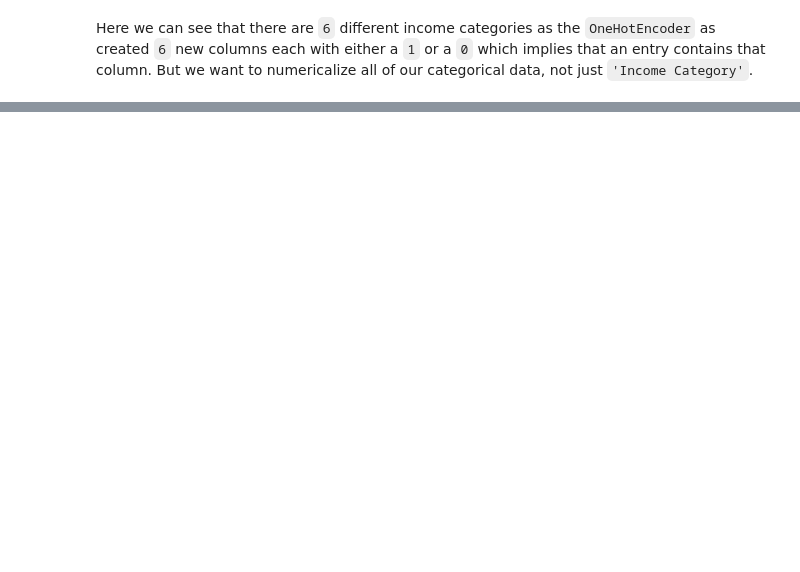
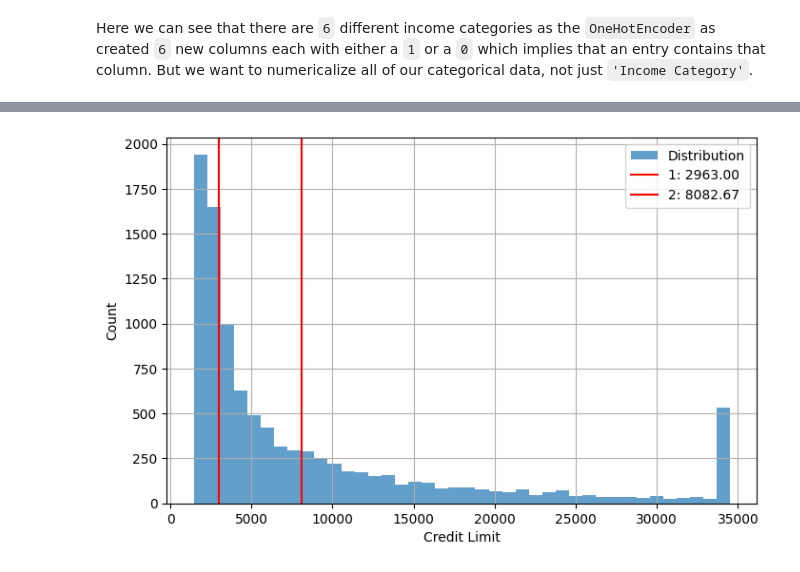
Before and after one commit to s-colins/CS345-Final-Project, a Jupyter notebook: final-project.ipynb, the cells around one changed output, grey strips where cells are left out. Saved outputs shown, nothing was run; the diff lists cells and outputs as text; code cells hidden in the pictures; blank space fills up the shorter version.

```diff
--- a/final-project.ipynb
+++ b/final-project.ipynb
@@ -99,0 +149,29 @@ income_categories, income_numerical = one_hot_encode(X[:, 6])
+# %%
+import matplotlib.pyplot as plt
+
+def plot_divisions(y, divisions, title=""):
+    plt.figure(figsize=(8,5))
+    plt.hist(y, bins=40, alpha=0.7, label="Distribution")
+
+    for i, division in enumerate(divisions):
+        plt.axvline(division, color='red', label=f"{i+1}: {division:.2f}")
+
+    plt.title(title)
+    plt.xlabel("Credit Limit")
+    plt.ylabel("Count")
+    plt.legend()
+    plt.grid(True)
+    plt.show()
+
+def divide_percentile(g, y):
+    chunk_size = 100 / g
+    divisions = []
+    for i in range(1, g): # start at 1 because we don't want to divide at the 0th percentile
+        percentile = np.percentile(y, chunk_size * i)
+        divisions.append(percentile)
+    return divisions
+
+divisions = divide_percentile(3, y)
+plot_divisions(y, divisions)
+# %% [output]
+[figure, added]
```
Also changed, not shown: parts of 14 cells of this notebook.
